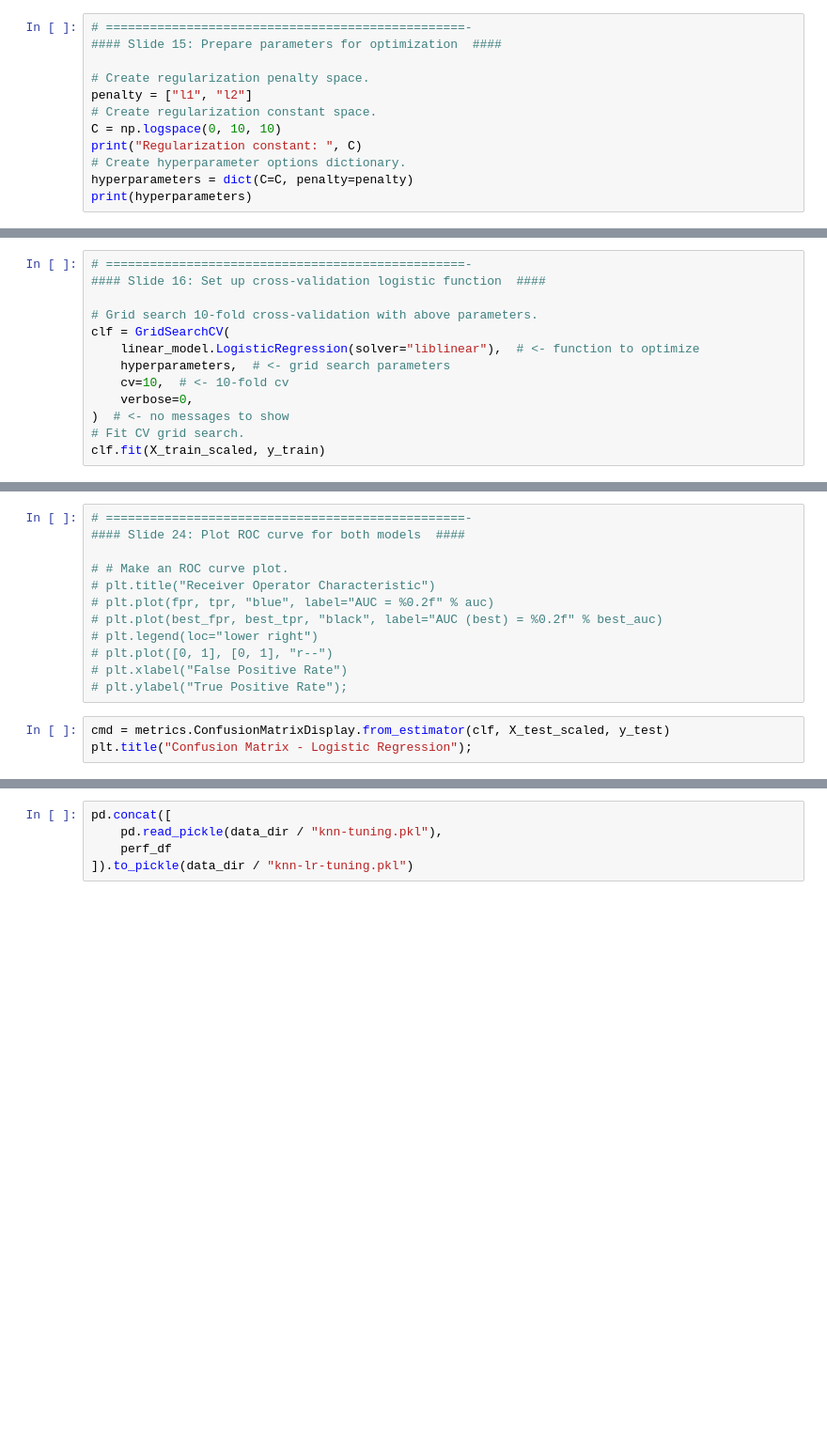
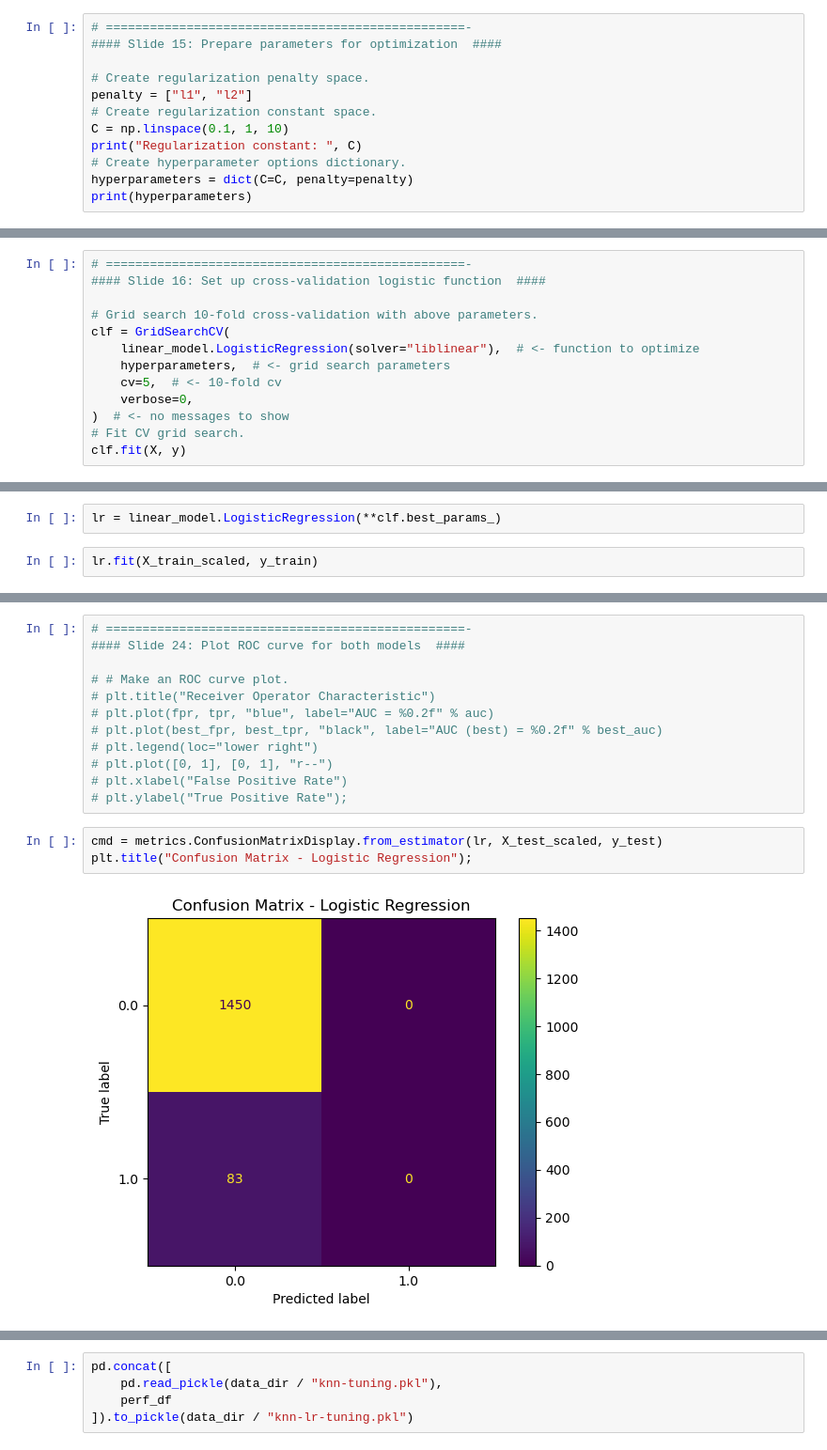
Before and after one commit to maptv/Classification-with-Python, a Jupyter notebook: 2-LogisticRegression/2-LogisticRegression-code.ipynb, the cells around one changed output, grey strips where cells are left out. Shown at 94% size. Saved outputs shown, nothing was run; the diff lists cells and outputs as text; blank space fills up the shorter version.

Commit message:
update logistic regression notebook and working on DT notebook

```diff
--- a/2-LogisticRegression/2-LogisticRegression-code.ipynb
+++ b/2-LogisticRegression/2-LogisticRegression-code.ipynb
@@ -322,7 +376,7 @@ print("Accuracy on train data: ", trained_accuracy_score)
 # Create regularization penalty space.
 penalty = ["l1", "l2"]
 # Create regularization constant space.
-C = np.logspace(0, 10, 10)
+C = np.linspace(0.1, 1, 10)
 print("Regularization constant: ", C)
 # Create hyperparameter options dictionary.
 hyperparameters = dict(C=C, penalty=penalty)
@@ -335,8 +397,8 @@ print(hyperparameters)
 clf = GridSearchCV(
     linear_model.LogisticRegression(solver="liblinear"),  # <- function to optimize
     hyperparameters,  # <- grid search parameters
-    cv=10,  # <- 10-fold cv
+    cv=5,  # <- 10-fold cv
     verbose=0,
 )  # <- no messages to show
 # Fit CV grid search.
-clf.fit(X_train_scaled, y_train)
+clf.fit(X, y)
@@ -353,0 +427,4 @@ clf.best_params_
+# %%
+lr = linear_model.LogisticRegression(**clf.best_params_)
+# %%
+lr.fit(X_train_scaled, y_train)
@@ -419,6 +503,8 @@ print("Accuracy on train data: ", trained_accuracy_score)
 # plt.xlabel("False Positive Rate")
 # plt.ylabel("True Positive Rate");
 # %%
-cmd = metrics.ConfusionMatrixDisplay.from_estimator(clf, X_test_scaled, y_test)
+cmd = metrics.ConfusionMatrixDisplay.from_estimator(lr, X_test_scaled, y_test)
 plt.title("Confusion Matrix - Logistic Regression");
+# %% [output]
+[figure, added]
 # %%
```
Also changed, not shown: parts of 28 cells of this notebook, 1 other file.
